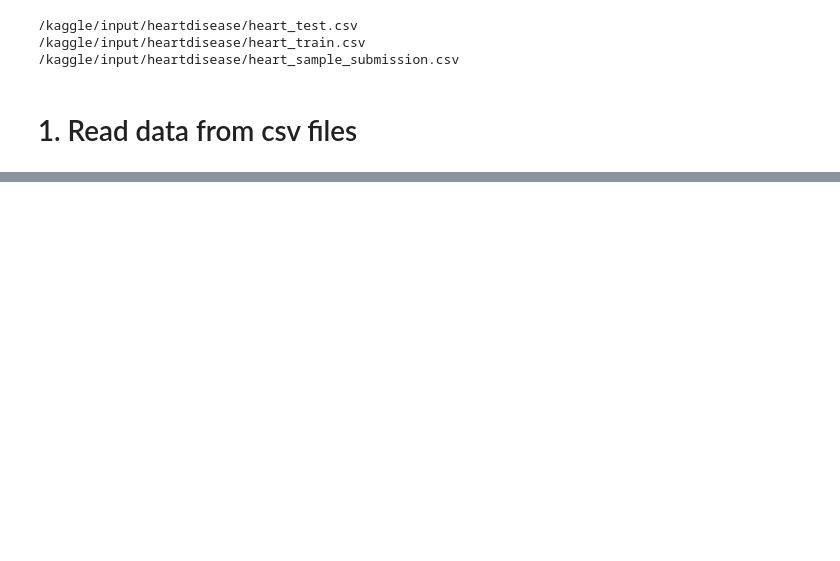
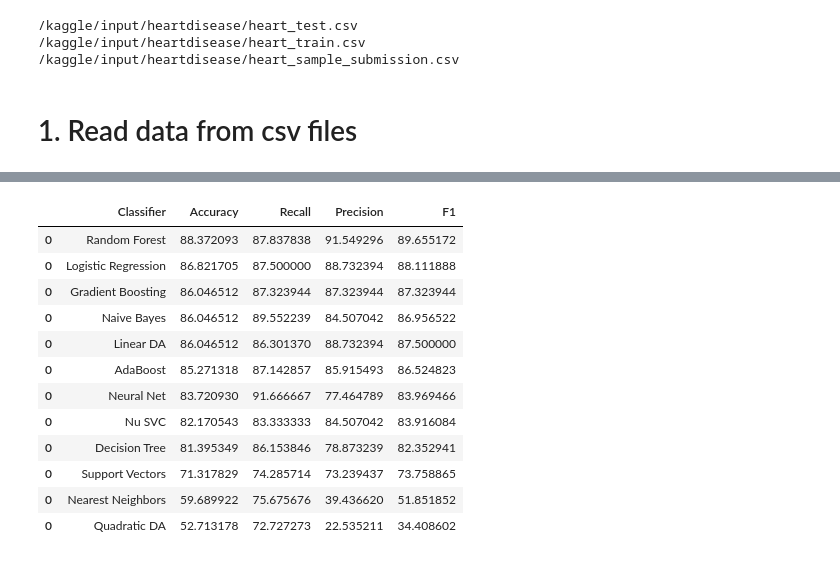
Before and after one commit to nnhphong/DS3-Datathon-2024, a Jupyter notebook: ds3-datathon-heart-disease/datathon-ds3-heart-disease.ipynb, the cells around one changed output, grey strips where cells are left out. Saved outputs shown, nothing was run; the diff lists cells and outputs as text; code cells hidden in the pictures; blank space fills up the shorter version.

```diff
--- a/ds3-datathon-heart-disease/datathon-ds3-heart-disease.ipynb
+++ b/ds3-datathon-heart-disease/datathon-ds3-heart-disease.ipynb
@@ -162,12 +102,0 @@ The implementation below utilize XGBoost with some hyperparameter tunning
-# %%
-# Improve by using XGBoost
-from xgboost import XGBClassifier
-pip = Pipeline(steps=[
-    ('preprocessor', preprocessor),
-    ('model', XGBClassifier(n_estimators=500, learning_rate=0.05, n_jobs=4,  early_stopping_rounds=5))
-])
-fit_params = {
-    'model__eval_set': [(pip.named_steps['preprocessor'].transform(X_valid), y_valid)],
-    'model__verbose': False,
-}
-pip.fit(X_train, y_train, **fit_params)
@@ -196,0 +221,45 @@ This model trends to perform slightly better than the previous one with RandomFo
+# %%
+names = [
+    'Logistic Regression',
+    'Nearest Neighbors',
+    'Support Vectors',
+    'Nu SVC',
+    'Decision Tree',
+    'Random Forest',
+    'AdaBoost',
+    'Gradient Boosting',
+    'Naive Bayes',
+    'Linear DA',
+    'Quadratic DA',
+    'Neural Net'
+]
+seed = 0
+classifiers = [
+    LogisticRegression(solver='liblinear', random_state=seed),
+    KNeighborsClassifier(2),
+    SVC(probability=True, random_state=seed),
+    NuSVC(probability=True, random_state=seed),
+    DecisionTreeClassifier(random_state=seed),
+    RandomForestClassifier(random_state=seed),
+    AdaBoostClassifier(random_state=seed),
+    GradientBoostingClassifier(random_state=seed),
+    GaussianNB(),
+    LinearDiscriminantAnalysis(),
+    QuadraticDiscriminantAnalysis(),
+    MLPClassifier(random_state=seed),
+]
+fit_models(names, classifiers).sort_values(by="Accuracy", ascending=False)
+# %% [output]
+|  | Classifier | Accuracy | Recall | Precision | F1 |
+| 0 | Random Forest | 88.372093 | 87.837838 | 91.549296 | 89.655172 |
+| 0 | Logistic Regression | 86.821705 | 87.500000 | 88.732394 | 88.111888 |
+| 0 | Gradient Boosting | 86.046512 | 87.323944 | 87.323944 | 87.323944 |
+| 0 | Naive Bayes | 86.046512 | 89.552239 | 84.507042 | 86.956522 |
+| 0 | Linear DA | 86.046512 | 86.301370 | 88.732394 | 87.500000 |
+| 0 | AdaBoost | 85.271318 | 87.142857 | 85.915493 | 86.524823 |
+| 0 | Neural Net | 83.720930 | 91.666667 | 77.464789 | 83.969466 |
+| 0 | Nu SVC | 82.170543 | 83.333333 | 84.507042 | 83.916084 |
+| 0 | Decision Tree | 81.395349 | 86.153846 | 78.873239 | 82.352941 |
+| 0 | Support Vectors | 71.317829 | 74.285714 | 73.239437 | 73.758865 |
+| 0 | Nearest Neighbors | 59.689922 | 75.675676 | 39.436620 | 51.851852 |
+| 0 | Quadratic DA | 52.713178 | 72.727273 | 22.535211 | 34.408602 |
```
Also changed, not shown: parts of 30 cells of this notebook.
